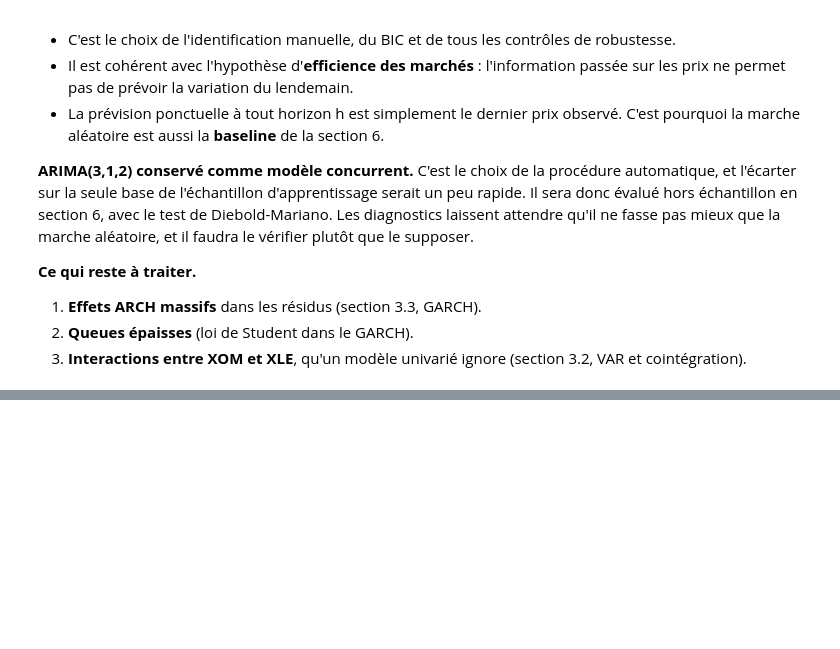
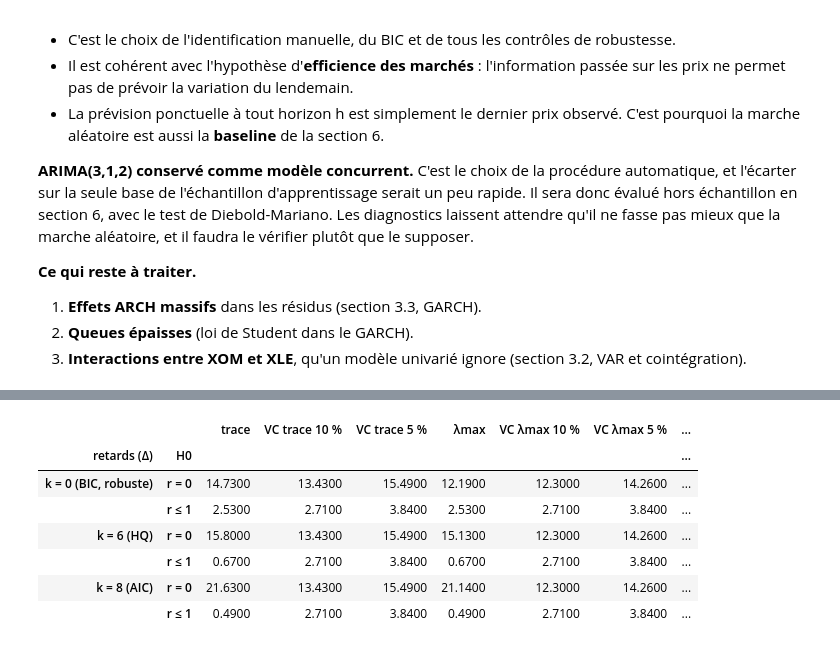
Before and after one commit to aziz28-dev/ts-project, a Jupyter notebook: notebooks/main_python.ipynb, the cells around one changed output, grey strips where cells are left out. Cells and saved outputs as stored; diff of their text form; code cells hidden in the pictures; blank space fills up the shorter version.

```diff
--- a/notebooks/main_python.ipynb
+++ b/notebooks/main_python.ipynb
@@ -1314,0 +1535,13 @@ La variance d'un ARIMA est constante par construction : ce modèle ne peut pas r
+# %%
+joh = C.johansen_table(L_pair, {"k = 0 (BIC, robuste)": 0, "k = 6 (HQ)": 6, "k = 8 (AIC)": 8})
+save_table(joh, "tab21_johansen")
+joh.round(2)
+# %% [output]
+|  |  | trace | VC trace 10 % | VC trace 5 % | λmax | VC λmax 10 % | VC λmax 5 % | ... |
+| retards (Δ) | H0 |  |  |  |  |  |  | ... |
+| k = 0 (BIC, robuste) | r = 0 | 14.7300 | 13.4300 | 15.4900 | 12.1900 | 12.3000 | 14.2600 | ... |
+|  | r ≤ 1 | 2.5300 | 2.7100 | 3.8400 | 2.5300 | 2.7100 | 3.8400 | ... |
+| k = 6 (HQ) | r = 0 | 15.8000 | 13.4300 | 15.4900 | 15.1300 | 12.3000 | 14.2600 | ... |
+|  | r ≤ 1 | 0.6700 | 2.7100 | 3.8400 | 0.6700 | 2.7100 | 3.8400 | ... |
+| k = 8 (AIC) | r = 0 | 21.6300 | 13.4300 | 15.4900 | 21.1400 | 12.3000 | 14.2600 | ... |
+|  | r ≤ 1 | 0.4900 | 2.7100 | 3.8400 | 0.4900 | 2.7100 | 3.8400 | ... |
```
Also changed, not shown: parts of 22 cells of this notebook, 15 other files.
